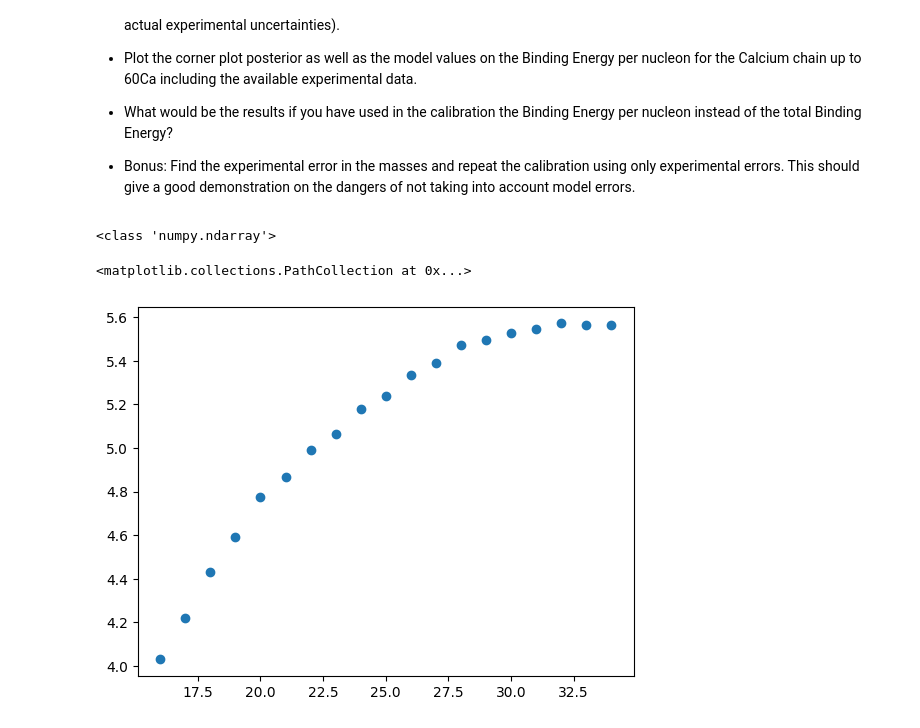
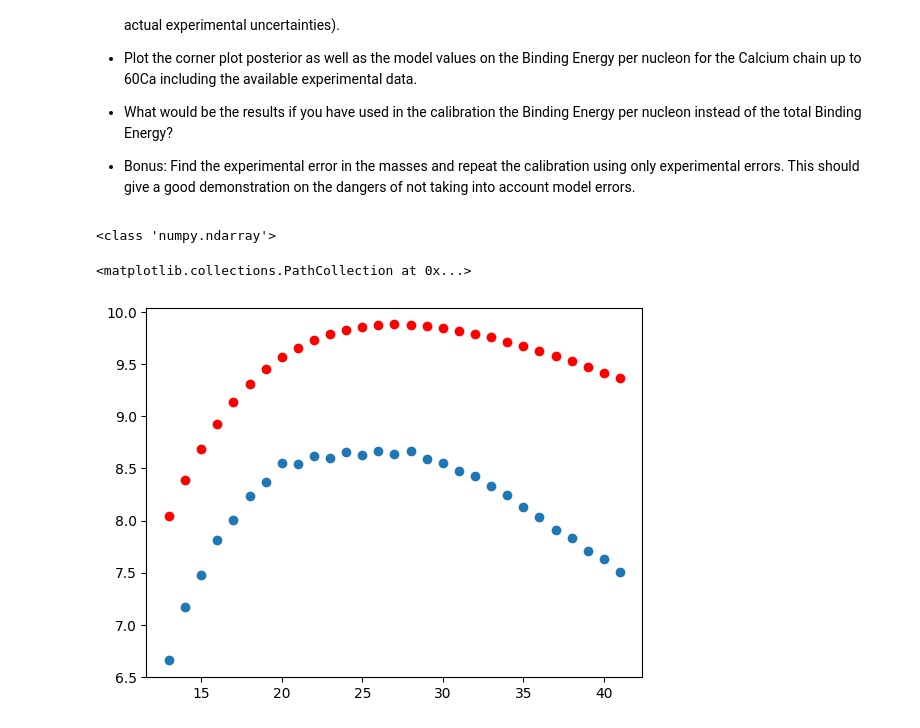
Before and after one commit to gigaquantum/theory-challenges, a Jupyter notebook: LDM Challenge/Calibrating Liquid Drop Challenge.ipynb, the cells around one changed output. Drawn from its saved outputs; the diff is of its cells as text; code cells hidden in the pictures.

```diff
--- a/LDM Challenge/Calibrating Liquid Drop Challenge.ipynb
+++ b/LDM Challenge/Calibrating Liquid Drop Challenge.ipynb
@@ -31,29 +31,30 @@ import numpy as np
 from scipy.optimize import curve_fit
 from matplotlib import pyplot as plt
 # %%
-data = np.loadtxt('Masses2016.txt', skiprows=1)
+data = np.loadtxt('CorrectedMasses.txt', skiprows=1)
 print(type(data))
 def LDM(params, x):
     #x = (n,z)
     #params= parameters (volume, surface, asymmetry, Coulomb)
 
     n=x[0]
     z=x[1]
 
     return params[0]*(n+z) - params[1]*(n+z)**(2/3) - params[2]*((n-z)**2/(n+z)) - params[3]*((z**2)/((n+z)**(1/3)))
 
 calcium_data = data[data[:, 1] == 20]
 n = calcium_data[:, 0]#.flatten()
 z = calcium_data[:, 1]#.flatten()
 be = calcium_data[:, 2]
 
-be_n = [be[i] / (n[i] + z[i]) for i in range(len(calcium_data))]
-
-plt.scatter(n, be_n)
+plt.scatter(n, be, label="Exp")
 # y_data = data[:, 2].flatten()
 
 # popt, pcov = curve_fit(LDM, (n, z), ydata=y_data)
+parameters_guess = [16,15,14,0.7]
+binding_energy_LDM_calcium = [LDM(parameters_guess, [x, 20]) / (x + 20) for x in n]
+plt.scatter(n, binding_energy_LDM_calcium, label="LDM", color="red")
 # %% [output]
 <class 'numpy.ndarray'>
 <matplotlib.collections.PathCollection at 0x...>
-[figure, old version]
+[figure, new version]
```
Also changed, not shown: parts of 6 cells of this notebook.
